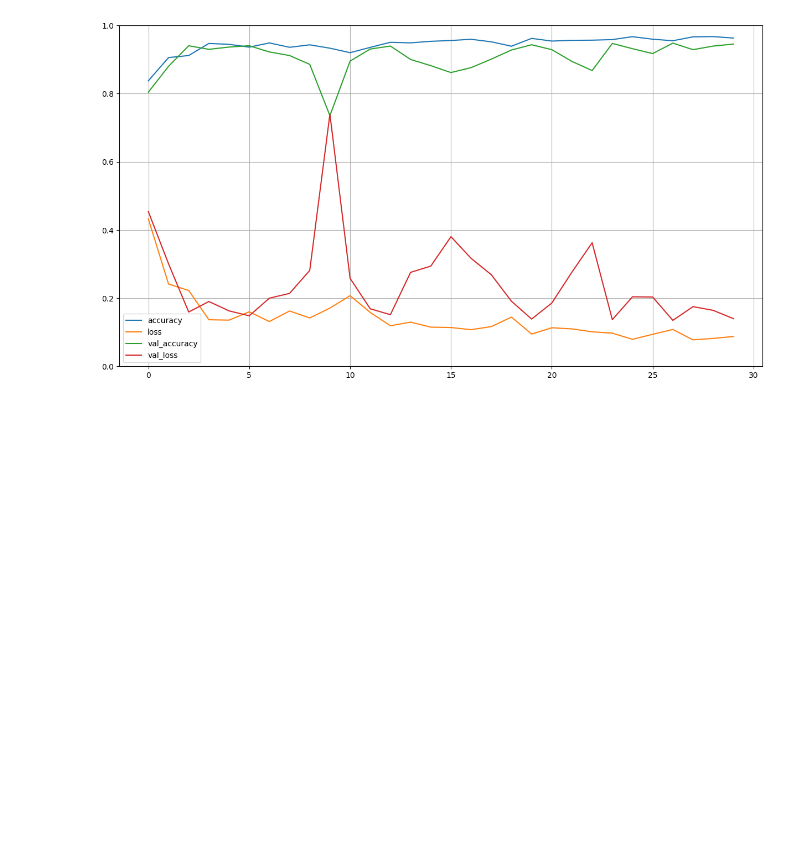
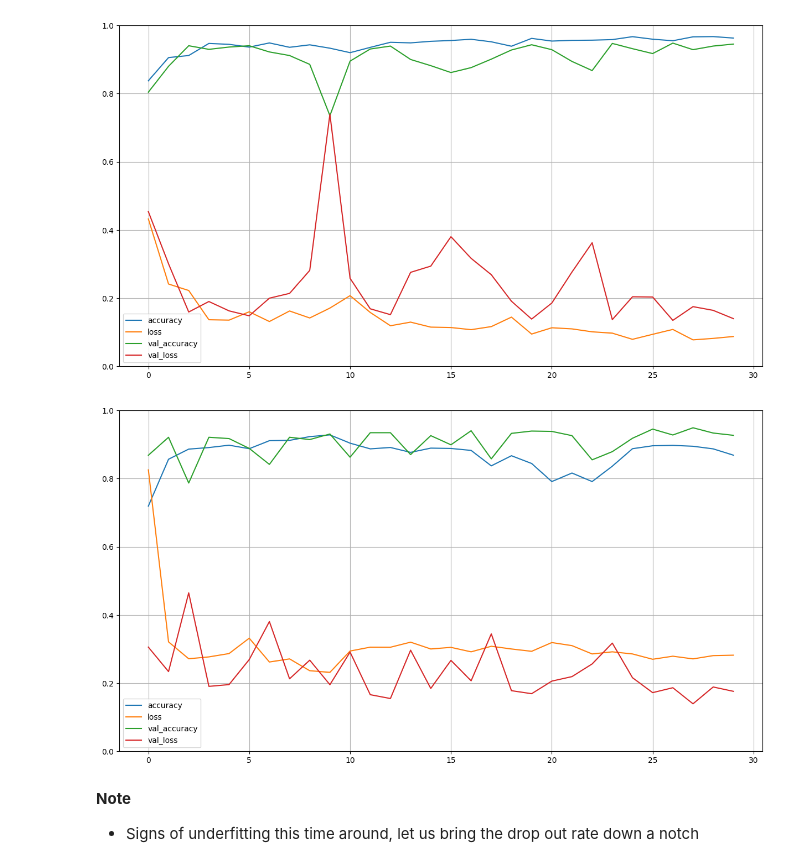
Before and after one commit to yusuf-codes10/deep-learining-project, a Jupyter notebook: dp_project.ipynb, the cells around one changed output. Cells and saved outputs as stored; diff of their text form; code cells hidden in the pictures; blank space fills up the shorter version.

Commit message:
did not really solve the issue, underfitting is most likely happenning

```diff
--- a/dp_project.ipynb
+++ b/dp_project.ipynb
@@ -358,7 +358,11 @@ model = keras.models.Sequential([
     keras.layers.Flatten(input_shape=[64, 64, 3]),
 
     keras.layers.Dense(300, activation="relu"),
+    keras.layers.Dropout(0.3),    # randomly dropout 30%
+
     keras.layers.Dense(100, activation="relu"),
+    keras.layers.Dropout(0.3),    # randomly dropout 30%
+
     keras.layers.Dense(1, activation="sigmoid") # best for binary classification
 ])
 # %%
@@ -422,3 +430,15 @@ plt.gca().set_ylim(0,1)
 plt.show()
 # %% [output]
 [figure]
+# %%
+# after dropout
+import pandas as pd
+pd.DataFrame(history.history).plot(figsize=(15, 8))
+plt.grid(True)
+plt.gca().set_ylim(0,1)
+plt.show()
+# %% [output]
+[figure, added]
+# %% [markdown]
+**Note**
+- Signs of underfitting this time around, let us bring the drop out rate down a notch
```
Also changed, not shown: parts of 2 cells of this notebook.
